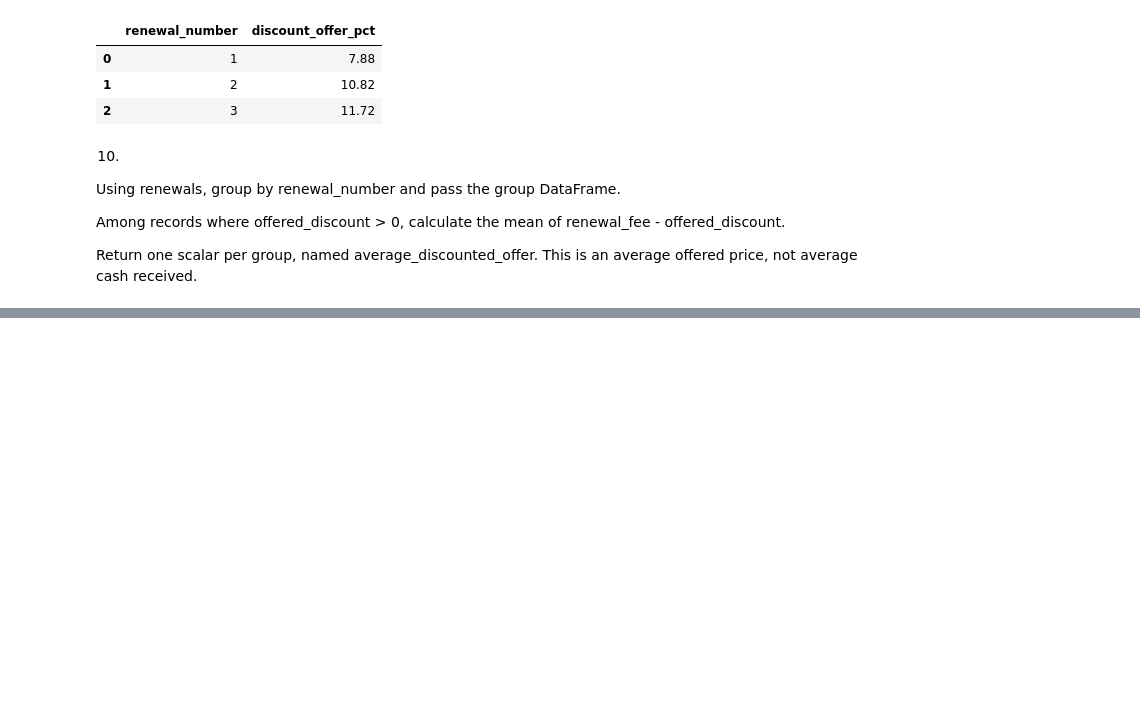
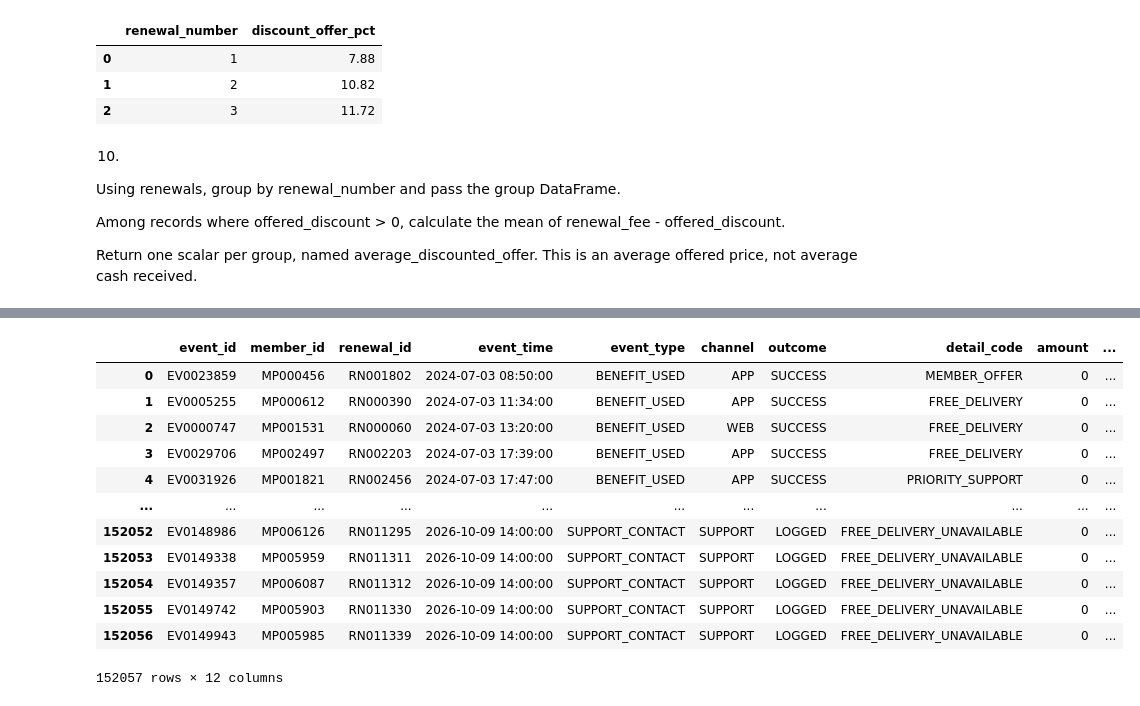
Before and after one commit to dchaitu/Futurense, a Jupyter notebook: python/pandas_assignments/groupby_assignment_2.ipynb, the cells around one changed output, grey strips where cells are left out. Saved outputs shown, nothing was run; the diff lists cells and outputs as text; code cells hidden in the pictures; blank space fills up the shorter version.

```diff
--- a/python/pandas_assignments/groupby_assignment_2.ipynb
+++ b/python/pandas_assignments/groupby_assignment_2.ipynb
@@ -414,0 +850,39 @@ curr_renewals
+# %%
+curr_events = events.copy()
+
+def get_renewal_payment_costs(df):
+    is_payment = df['event_type'] == "PAYMENT_ATTEMPT"
+    if is_payment.any():
+        pmt_df = df[is_payment]
+        payment_cost = pmt_df['event_cost'].sum()
+        failed_payment_cost = pmt_df.loc[pmt_df['outcome'] == "FAILED", 'event_cost'].sum()
+    else:
+        payment_cost = 0
+        failed_payment_cost = 0
+    return pd.DataFrame({
+        'renewal_payment_cost': payment_cost,
+        'renewal_failed_payment_cost': failed_payment_cost
+    }, index=df.index)
+
+res_23 = (
+    curr_events.groupby('renewal_id', group_keys=False)[['event_type', 'outcome', 'event_cost']]
+    .apply(get_renewal_payment_costs)
+)
+
+curr_events[['renewal_payment_cost', 'renewal_failed_payment_cost']] = res_23[['renewal_payment_cost', 'renewal_failed_payment_cost']]
+
+curr_events
+# %% [output]
+|  | event_id | member_id | renewal_id | event_time | event_type | channel | outcome | detail_code | amount | ... |
+| 0 | EV0023859 | MP000456 | RN001802 | 2024-07-03 08:50:00 | BENEFIT_USED | APP | SUCCESS | MEMBER_OFFER | 0 | ... |
+| 1 | EV0005255 | MP000612 | RN000390 | 2024-07-03 11:34:00 | BENEFIT_USED | APP | SUCCESS | FREE_DELIVERY | 0 | ... |
+| 2 | EV0000747 | MP001531 | RN000060 | 2024-07-03 13:20:00 | BENEFIT_USED | WEB | SUCCESS | FREE_DELIVERY | 0 | ... |
+| 3 | EV0029706 | MP002497 | RN002203 | 2024-07-03 17:39:00 | BENEFIT_USED | APP | SUCCESS | FREE_DELIVERY | 0 | ... |
+| 4 | EV0031926 | MP001821 | RN002456 | 2024-07-03 17:47:00 | BENEFIT_USED | APP | SUCCESS | PRIORITY_SUPPORT | 0 | ... |
+| ... | ... | ... | ... | ... | ... | ... | ... | ... | ... | ... |
+| 152052 | EV0148986 | MP006126 | RN011295 | 2026-10-09 14:00:00 | SUPPORT_CONTACT | SUPPORT | LOGGED | FREE_DELIVERY_UNAVAILABLE | 0 | ... |
+| 152053 | EV0149338 | MP005959 | RN011311 | 2026-10-09 14:00:00 | SUPPORT_CONTACT | SUPPORT | LOGGED | FREE_DELIVERY_UNAVAILABLE | 0 | ... |
+| 152054 | EV0149357 | MP006087 | RN011312 | 2026-10-09 14:00:00 | SUPPORT_CONTACT | SUPPORT | LOGGED | FREE_DELIVERY_UNAVAILABLE | 0 | ... |
+| 152055 | EV0149742 | MP005903 | RN011330 | 2026-10-09 14:00:00 | SUPPORT_CONTACT | SUPPORT | LOGGED | FREE_DELIVERY_UNAVAILABLE | 0 | ... |
+| 152056 | EV0149943 | MP005985 | RN011339 | 2026-10-09 14:00:00 | SUPPORT_CONTACT | SUPPORT | LOGGED | FREE_DELIVERY_UNAVAILABLE | 0 | ... |
+152057 rows × 12 columns
```
Also changed, not shown: parts of 40 cells of this notebook, 19 other files.
